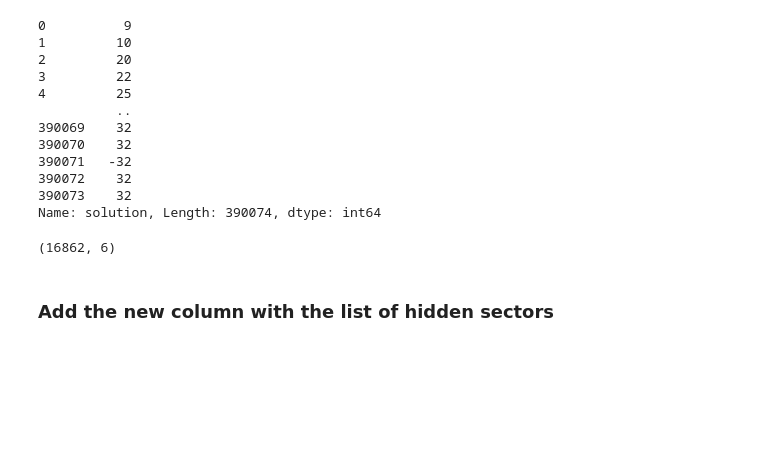
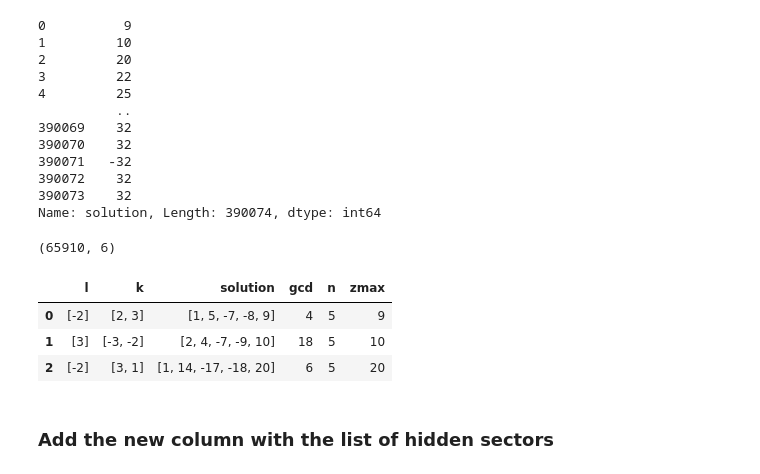
Before and after one commit to restrepo/Advanced_Computation, a Jupyter notebook: Data_Analysis.ipynb, the cells around one changed output. Saved outputs shown, nothing was run; the diff lists cells and outputs as text; code cells hidden in the pictures; blank space fills up the shorter version.

```diff
--- a/Data_Analysis.ipynb
+++ b/Data_Analysis.ipynb
@@ -42,4 +42,9 @@ pd.DataFrame([{'l':[1,3],'k':[2],
 ### Read the full dataset
 # %%
 df=pd.read_json('https://zenodo.org/record/5526707/files/solutions.json?download=1')
+# %%
+FULL=True
+if FULL:
+    df=pd.read_json('solutions.json.gz')
+    df=df[df['solution'].str[-1].abs()<=20].reset_index(drop=True)
 # %%
@@ -76,7 +85,14 @@ df=df.sort_values(['n','zmax']).reset_index(drop=True)
 #How many solutions with n=12 and z_max <= 20?
 df[ (df['n']==12) & (df['zmax']<=20) ].shape
 # %% [output]
-(16862, 6)
+(65910, 6)
+# %%
+df[df['n']==5]
+# %% [output]
+|  | l | k | solution | gcd | n | zmax |
+| 0 | [-2] | [2, 3] | [1, 5, -7, -8, 9] | 4 | 5 | 9 |
+| 1 | [3] | [-3, -2] | [2, 4, -7, -9, 10] | 18 | 5 | 10 |
+| 2 | [-2] | [3, 1] | [1, 14, -17, -18, 20] | 6 | 5 | 20 |
 # %% [markdown]
 ### Add the new column with the list of hidden sectors
 # %% [markdown]
```
Also changed, not shown: parts of 28 cells of this notebook, 2 other files.
